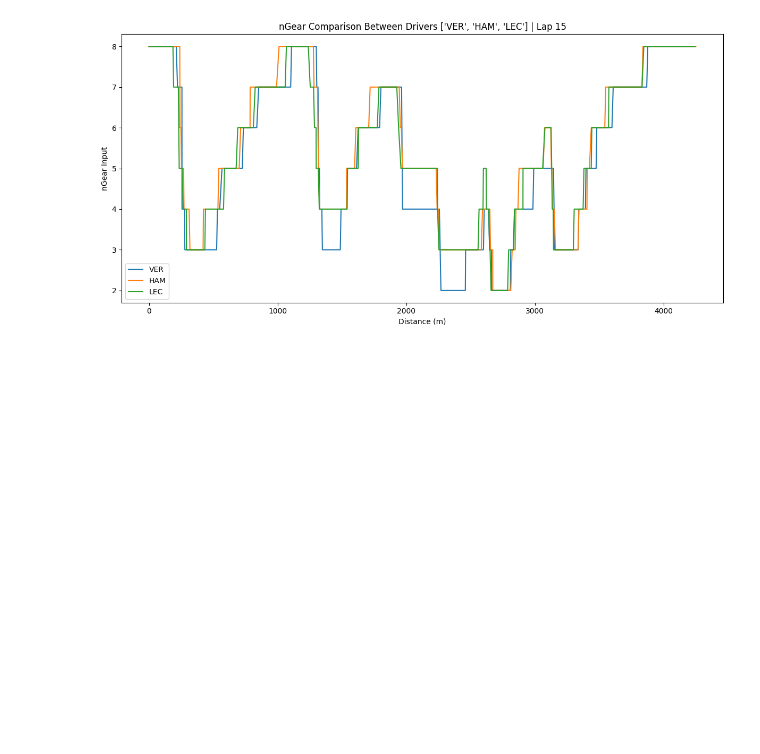
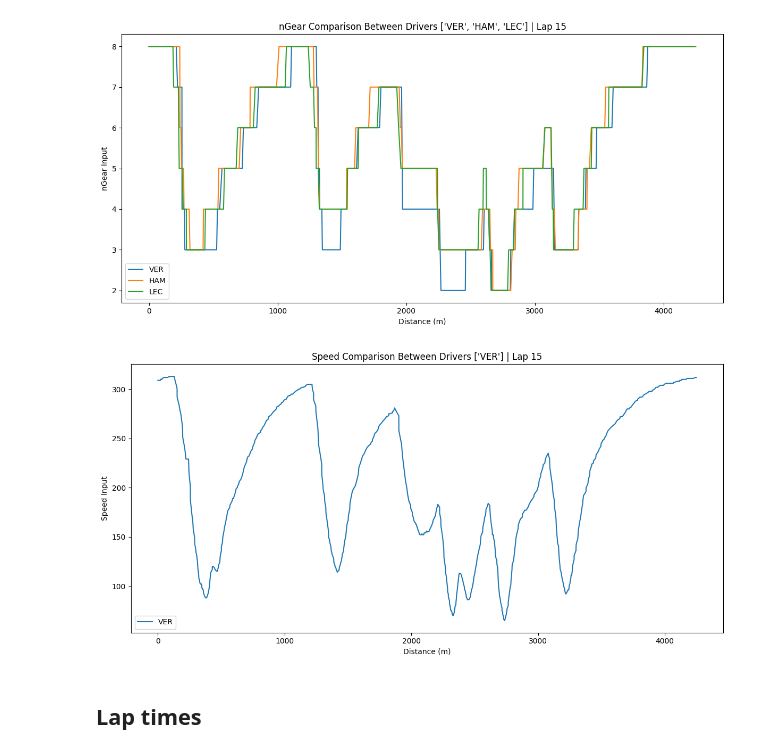
Before and after one commit to mihalisag/data-podium, a Jupyter notebook: f1_telemetry.ipynb, the cells around one changed output. Drawn from its saved outputs; the diff is of its cells as text; code cells hidden in the pictures; blank space fills up the shorter version.

```diff
--- a/f1_telemetry.ipynb
+++ b/f1_telemetry.ipynb
@@ -292,0 +294,6 @@ core        WARNING     Failed to preserve data type for column 'Z' while mergin
+# %%
+telemetry_attr_comparison(session=session, drivers_abbrs=['VER'], attr='Speed', lap=15)
+# %% [output]
+[figure, added]
+# %% [markdown]
+## Lap times
```
Also changed, not shown: parts of 37 cells of this notebook, 1 other file.
